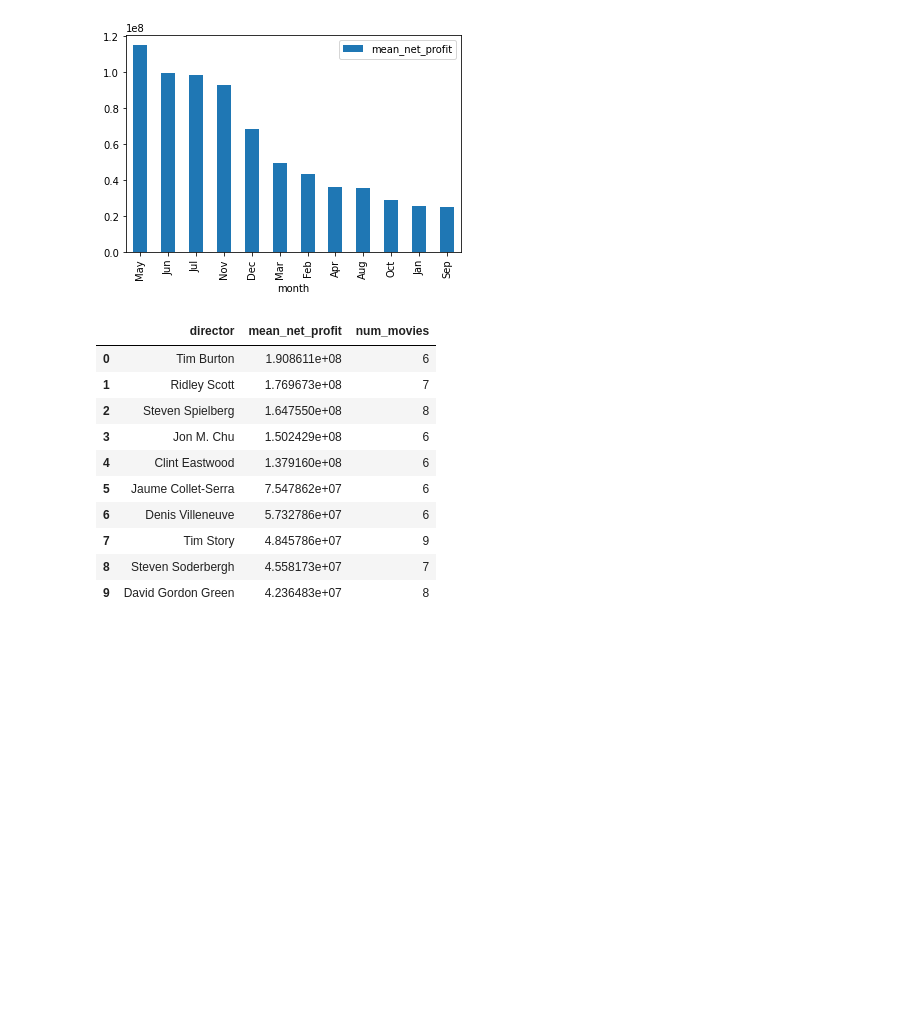
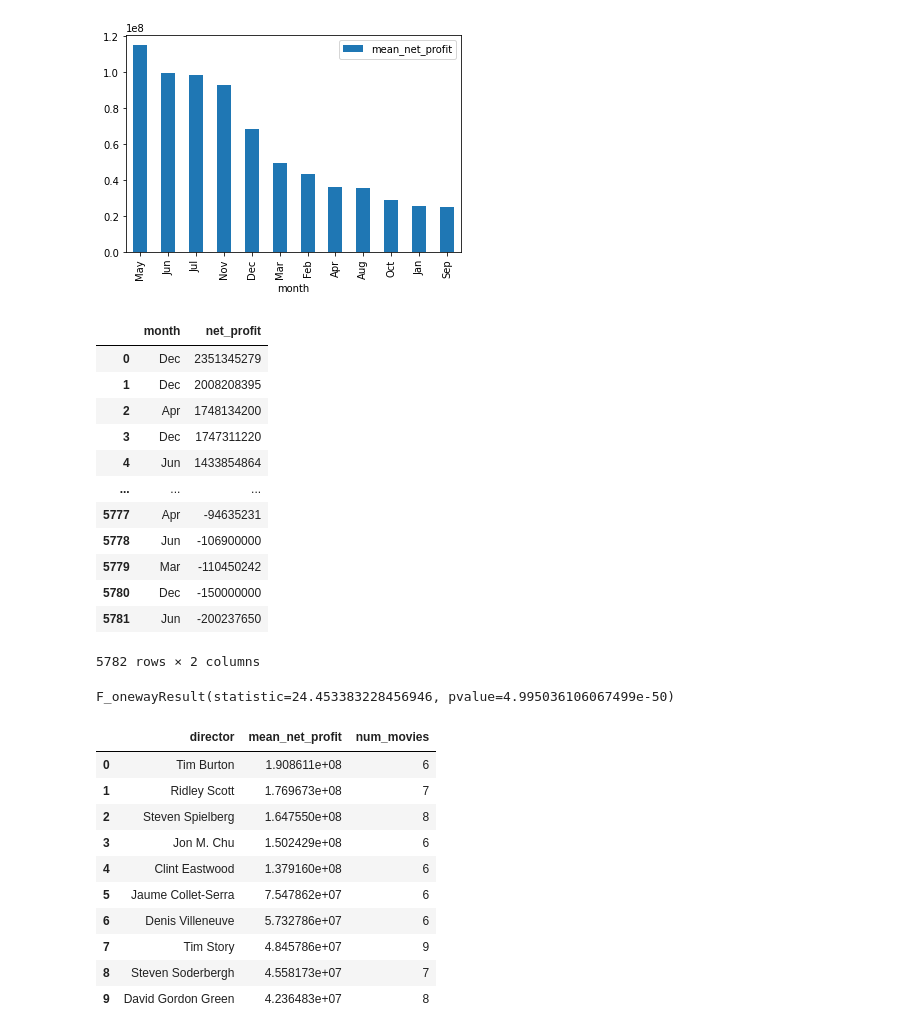
Before and after one commit to rolandrao/capstone-repo, a Jupyter notebook: notebooks/Roland Rao/roland_working_notebook.ipynb, the cells around one changed output. Cells and saved outputs as stored; diff of their text form; code cells hidden in the pictures; blank space fills up the shorter version.

Commit message:
finalizing inferential statistic investigation

```diff
--- a/notebooks/Roland Rao/roland_working_notebook.ipynb
+++ b/notebooks/Roland Rao/roland_working_notebook.ipynb
@@ -82,6 +83,44 @@ season.plot.bar(x='month', y='mean_net_profit')
 # %% [output]
 <AxesSubplot:xlabel='month'>
 [figure]
+# %%
+season = pd.read_sql("""
+SELECT SUBSTR(release_date, 0, 4) as month, (worldwide_gross - production_budget) as net_profit
+FROM movie_budgets
+ORDER BY net_profit DESC
+""", conn)
+season
+# %% [output]
+|  | month | net_profit |
+| 0 | Dec | 2351345279 |
+| 1 | Dec | 2008208395 |
+| 2 | Apr | 1748134200 |
+| 3 | Dec | 1747311220 |
+| 4 | Jun | 1433854864 |
+| ... | ... | ... |
+| 5777 | Apr | -94635231 |
+| 5778 | Jun | -106900000 |
+| 5779 | Mar | -110450242 |
+| 5780 | Dec | -150000000 |
+| 5781 | Jun | -200237650 |
+5782 rows × 2 columns
+# %%
+jan = season[season.month == 'Jan'].net_profit
+feb = season[season.month == 'Feb'].net_profit
+mar = season[season.month == 'Mar'].net_profit
+apr = season[season.month == 'Apr'].net_profit
+may = season[season.month == 'May'].net_profit
+jun = season[season.month == 'Jun'].net_profit
+jul = season[season.month == 'Jul'].net_profit
+aug = season[season.month == 'Aug'].net_profit
+sep = season[season.month == 'Sep'].net_profit
+oct = season[season.month == 'Oct'].net_profit
+nov = season[season.month == 'Nov'].net_profit
+dec = season[season.month == 'Dec'].net_profit
+
+f_oneway(jan, feb, mar, apr, may, jun, jul, aug, sep, oct, nov, dec)
+# %% [output]
+F_onewayResult(statistic=24.453383228456946, pvalue=4.995036106067499e-50)
 # %%
 director = pd.read_sql("""
 SELECT pe.primary_name as director, AVG(mob.worldwide_gross - mob.production_budget) as mean_net_profit, COUNT(pe.primary_name) as num_movies
```
Also changed, not shown: parts of 3 cells of this notebook.
